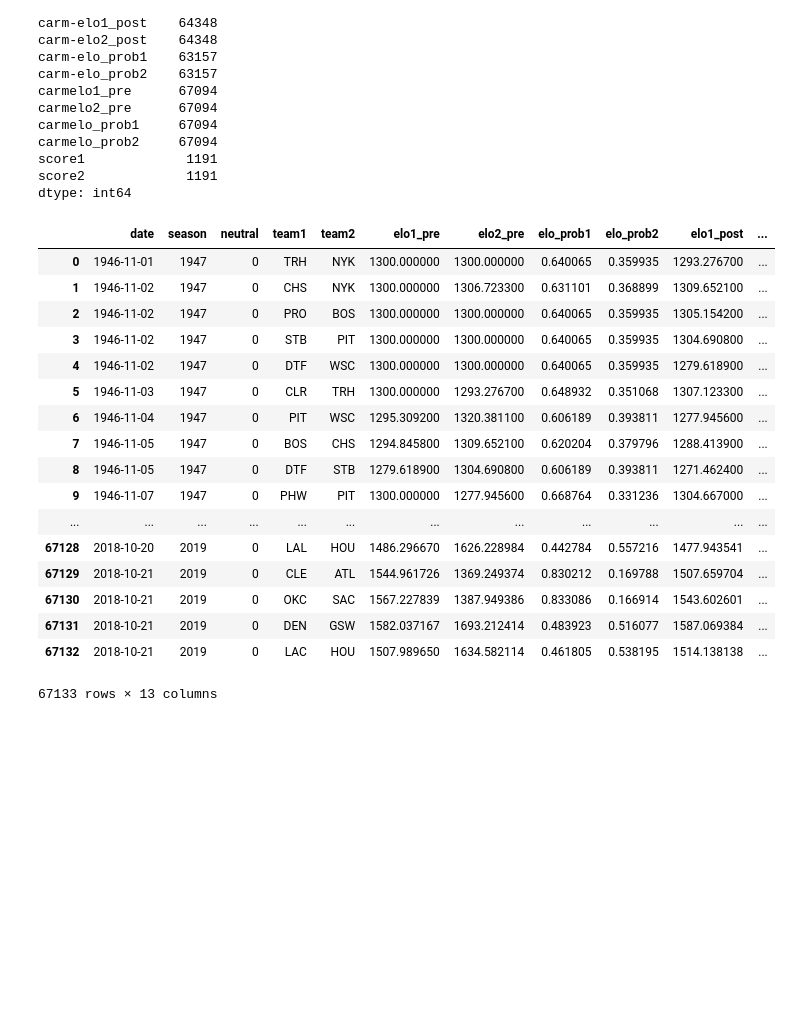
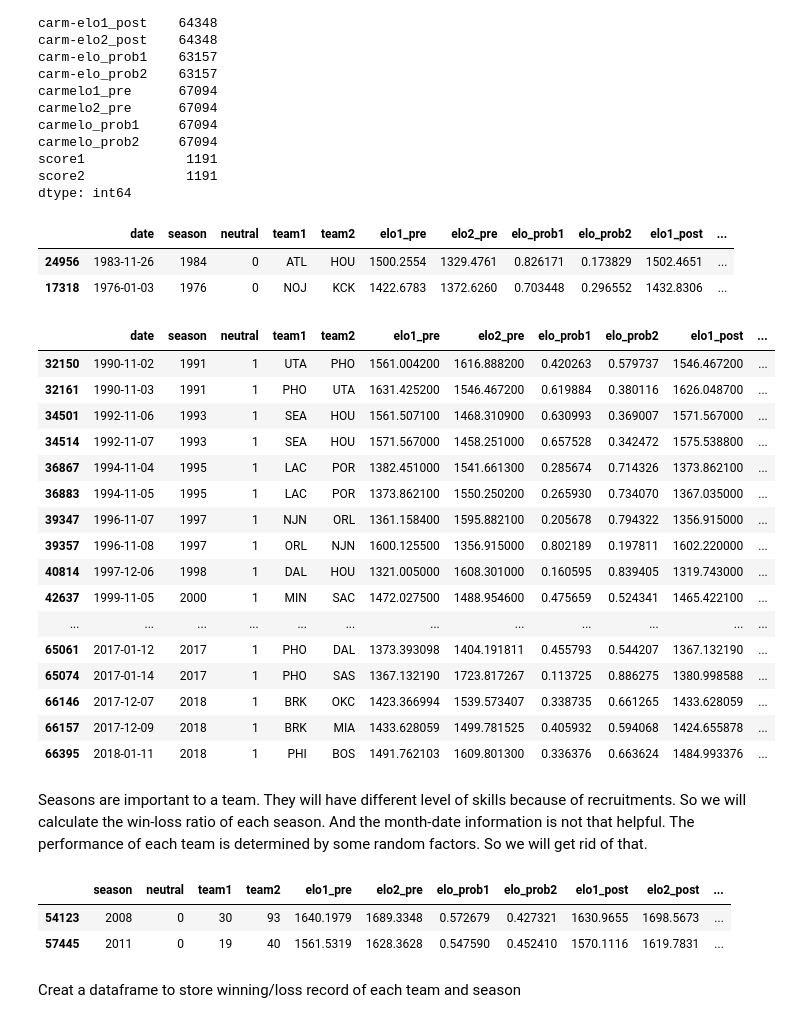
Before and after one commit to KaidongLi/ku731-p04-nba, a Jupyter notebook: regression-nba.ipynb, the cells around one changed output. Cells and saved outputs as stored; diff of their text form; code cells hidden in the pictures; blank space fills up the shorter version.

```diff
--- a/regression-nba.ipynb
+++ b/regression-nba.ipynb
@@ -39,23 +39,28 @@ dtype: int64
 # %%
 data_pro = d_ori.drop(columns=['playoff', 'carm-elo1_pre', 'carm-elo2_pre', 'carm-elo1_post', 'carm-elo2_post', 'carm-elo_prob1', 'carm-elo_prob2', 'carmelo1_pre', 'carmelo2_pre', 'carmelo_prob1', 'carmelo_prob2'])
 data_pro = data_pro.dropna()
-data_pro
+data_pro.sample(2)
 # %% [output]
 |  | date | season | neutral | team1 | team2 | elo1_pre | elo2_pre | elo_prob1 | elo_prob2 | elo1_post | ... |
-| 0 | 1946-11-01 | 1947 | 0 | TRH | NYK | 1300.000000 | 1300.000000 | 0.640065 | 0.359935 | 1293.276700 | ... |
-| 1 | 1946-11-02 | 1947 | 0 | CHS | NYK | 1300.000000 | 1306.723300 | 0.631101 | 0.368899 | 1309.652100 | ... |
-| 2 | 1946-11-02 | 1947 | 0 | PRO | BOS | 1300.000000 | 1300.000000 | 0.640065 | 0.359935 | 1305.154200 | ... |
-| 3 | 1946-11-02 | 1947 | 0 | STB | PIT | 1300.000000 | 1300.000000 | 0.640065 | 0.359935 | 1304.690800 | ... |
-| 4 | 1946-11-02 | 1947 | 0 | DTF | WSC | 1300.000000 | 1300.000000 | 0.640065 | 0.359935 | 1279.618900 | ... |
-| 5 | 1946-11-03 | 1947 | 0 | CLR | TRH | 1300.000000 | 1293.276700 | 0.648932 | 0.351068 | 1307.123300 | ... |
-| 6 | 1946-11-04 | 1947 | 0 | PIT | WSC | 1295.309200 | 1320.381100 | 0.606189 | 0.393811 | 1277.945600 | ... |
-| 7 | 1946-11-05 | 1947 | 0 | BOS | CHS | 1294.845800 | 1309.652100 | 0.620204 | 0.379796 | 1288.413900 | ... |
-| 8 | 1946-11-05 | 1947 | 0 | DTF | STB | 1279.618900 | 1304.690800 | 0.606189 | 0.393811 | 1271.462400 | ... |
-| 9 | 1946-11-07 | 1947 | 0 | PHW | PIT | 1300.000000 | 1277.945600 | 0.668764 | 0.331236 | 1304.667000 | ... |
-| ... | ... | ... | ... | ... | ... | ... | ... | ... | ... | ... | ... |
-| 67128 | 2018-10-20 | 2019 | 0 | LAL | HOU | 1486.296670 | 1626.228984 | 0.442784 | 0.557216 | 1477.943541 | ... |
-| 67129 | 2018-10-21 | 2019 | 0 | CLE | ATL | 1544.961726 | 1369.249374 | 0.830212 | 0.169788 | 1507.659704 | ... |
-| 67130 | 2018-10-21 | 2019 | 0 | OKC | SAC | 1567.227839 | 1387.949386 | 0.833086 | 0.166914 | 1543.602601 | ... |
-| 67131 | 2018-10-21 | 2019 | 0 | DEN | GSW | 1582.037167 | 1693.212414 | 0.483923 | 0.516077 | 1587.069384 | ... |
-| 67132 | 2018-10-21 | 2019 | 0 | LAC | HOU | 1507.989650 | 1634.582114 | 0.461805 | 0.538195 | 1514.138138 | ... |
+| 24956 | 1983-11-26 | 1984 | 0 | ATL | HOU | 1500.2554 | 1329.4761 | 0.826171 | 0.173829 | 1502.4651 | ... |
+| 17318 | 1976-01-03 | 1976 | 0 | NOJ | KCK | 1422.6783 | 1372.6260 | 0.703448 | 0.296552 | 1432.8306 | ... |
-67133 rows × 13 columns
+# %%
+data_pro[data_pro['neutral'] == 1]
+# %% [output]
+|  | date | season | neutral | team1 | team2 | elo1_pre | elo2_pre | elo_prob1 | elo_prob2 | elo1_post | ... |
+| 32150 | 1990-11-02 | 1991 | 1 | UTA | PHO | 1561.004200 | 1616.888200 | 0.420263 | 0.579737 | 1546.467200 | ... |
+| 32161 | 1990-11-03 | 1991 | 1 | PHO | UTA | 1631.425200 | 1546.467200 | 0.619884 | 0.380116 | 1626.048700 | ... |
+| 34501 | 1992-11-06 | 1993 | 1 | SEA | HOU | 1561.507100 | 1468.310900 | 0.630993 | 0.369007 | 1571.567000 | ... |
+| 34514 | 1992-11-07 | 1993 | 1 | SEA | HOU | 1571.567000 | 1458.251000 | 0.657528 | 0.342472 | 1575.538800 | ... |
+| 36867 | 1994-11-04 | 1995 | 1 | LAC | POR | 1382.451000 | 1541.661300 | 0.285674 | 0.714326 | 1373.862100 | ... |
+| 36883 | 1994-11-05 | 1995 | 1 | LAC | POR | 1373.862100 | 1550.250200 | 0.265930 | 0.734070 | 1367.035000 | ... |
+| 39347 | 1996-11-07 | 1997 | 1 | NJN | ORL | 1361.158400 | 1595.882100 | 0.205678 | 0.794322 | 1356.915000 | ... |
+| 39357 | 1996-11-08 | 1997 | 1 | ORL | NJN | 1600.125500 | 1356.915000 | 0.802189 | 0.197811 | 1602.220000 | ... |
+| 40814 | 1997-12-06 | 1998 | 1 | DAL | HOU | 1321.005000 | 1608.301000 | 0.160595 | 0.839405 | 1319.743000 | ... |
+| 42637 | 1999-11-05 | 2000 | 1 | MIN | SAC | 1472.027500 | 1488.954600 | 0.475659 | 0.524341 | 1465.422100 | ... |
+| ... | ... | ... | ... | ... | ... | ... | ... | ... | ... | ... | ... |
+| 65061 | 2017-01-12 | 2017 | 1 | PHO | DAL | 1373.393098 | 1404.191811 | 0.455793 | 0.544207 | 1367.132190 | ... |
+| 65074 | 2017-01-14 | 2017 | 1 | PHO | SAS | 1367.132190 | 1723.817267 | 0.113725 | 0.886275 | 1380.998588 | ... |
+| 66146 | 2017-12-07 | 2018 | 1 | BRK | OKC | 1423.366994 | 1539.573407 | 0.338735 | 0.661265 | 1433.628059 | ... |
+| 66157 | 2017-12-09 | 2018 | 1 | BRK | MIA | 1433.628059 | 1499.781525 | 0.405932 | 0.594068 | 1424.655878 | ... |
+| 66395 | 2018-01-11 | 2018 | 1 | PHI | BOS | 1491.762103 | 1609.801300 | 0.336376 | 0.663624 | 1484.993376 | ... |
@@ -61,0 +79,2 @@ data_pro
+# %% [markdown]
+Seasons are important to a team. They will have different level of skills because of recruitments. So we will calculate the win-loss ratio of each season. And the month-date information is not that helpful. The performance of each team is determined by some random factors. So we will get rid of that.
@@ -61,0 +83,8 @@ data_pro
+# %%
+data_pro.sample(2)
+# %% [output]
+|  | season | neutral | team1 | team2 | elo1_pre | elo2_pre | elo_prob1 | elo_prob2 | elo1_post | elo2_post | ... |
+| 54123 | 2008 | 0 | 30 | 93 | 1640.1979 | 1689.3348 | 0.572679 | 0.427321 | 1630.9655 | 1698.5673 | ... |
+| 57445 | 2011 | 0 | 19 | 40 | 1561.5319 | 1628.3628 | 0.547590 | 0.452410 | 1570.1116 | 1619.7831 | ... |
+# %% [markdown]
+Creat a dataframe to store winning/loss record of each team and season
```
Also changed, not shown: parts of 19 cells of this notebook.
